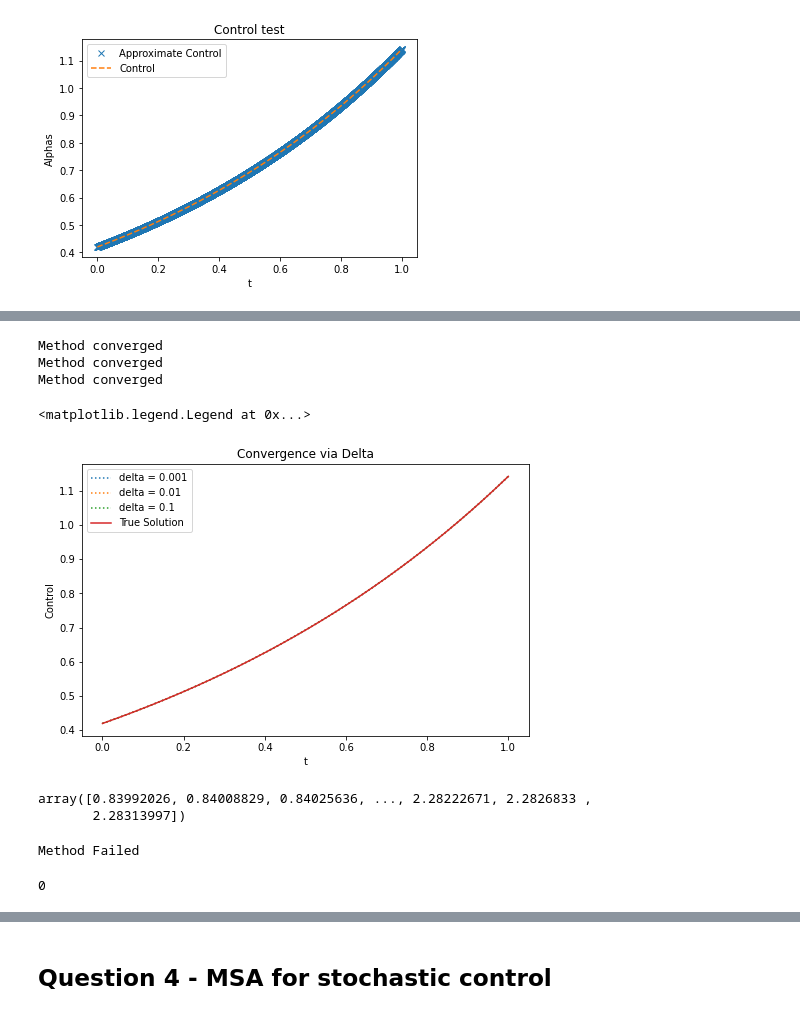
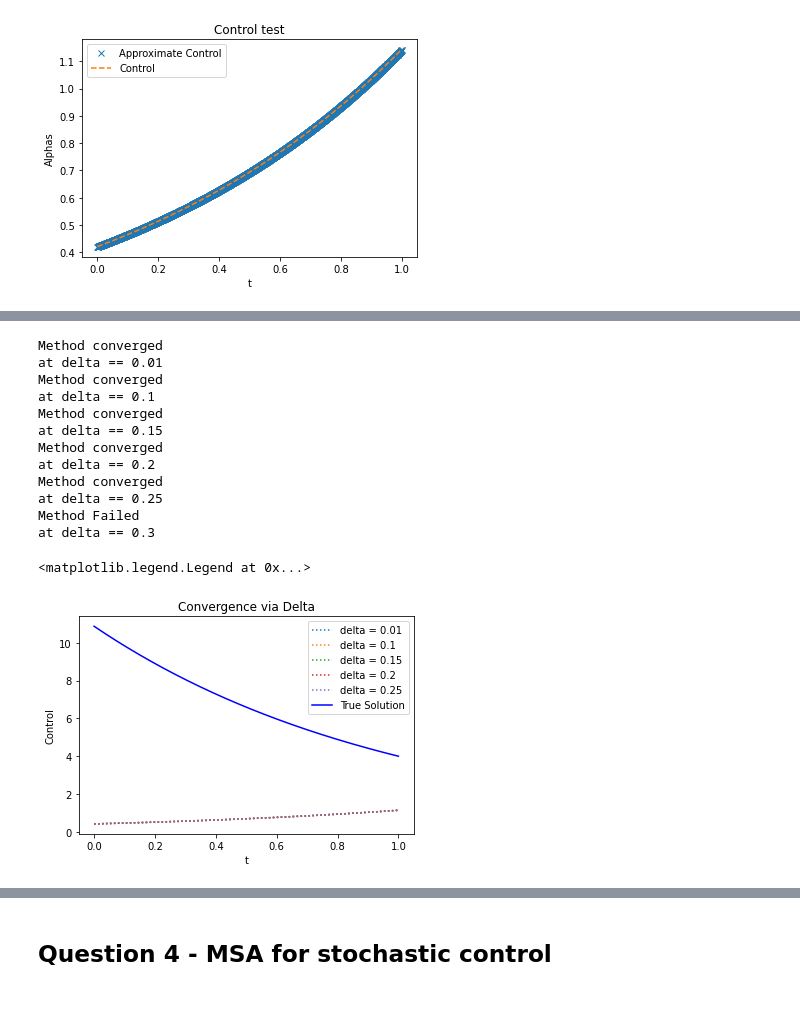
Before and after one commit to s2133934/SCDAA_CW_2021, a Jupyter notebook: notebook.ipynb, the cells around one changed output, grey strips where cells are left out. Cells and saved outputs as stored; diff of their text form; code cells hidden in the pictures.

```diff
--- a/notebook.ipynb
+++ b/notebook.ipynb
@@ -21,7 +22,7 @@ Calculation of the conditional expectations:
 def coeffsForCondiExp(X,Y,hermiteOrder):
     '''
     Exercise 1.1 (i) - Use of hermefit method to estimate the coefficients (beta) used
-    in calculating conditional expectation E[Y|X] from samples X and Y
+    in calculating conditional expectation E[Y|X] from samples X (feature) and Y (output)
     Input: X, Y: np.ndarray (of same dimensions) of samples from two random variables X, Y
     Output: beta : coefficient for each of the samples
     '''
@@ -767,21 +784,17 @@ plt.legend(['Approximate Control', 'Control'])
 # %%
-N_time = 5000 #20 # Number of timesteps in each trajectory
+#J, J_actual, iteration, X, Y,alphas1 = Linear_quadratic_control(T, N_time, x, y, epsilon, alpha, .01, max_iterations)
+N_time = 2000 #20 # Number of timesteps in each trajectory
 T = 1 #maturity time
-dt = T / (N_time-1)
-delta = 0.001#0.02
-epsilon = 0.001#1e-5
+
+delta = 0.2#0.02
+epsilon = 0.0001#1e-5
 gain = float('-inf')# big negative number
 time_steps = np.linspace(0,T,N_time) # time_steps
-max_iterations = 3000
+max_iterations = 300
 
 x = np.ones(N_time)
 y = np.ones(N_time)
 alpha = np.zeros(N_time)#np.ones(N_time)
-J, J_actual, iteration, X, Y,alphas = Linear_quadratic_control(T, N_time, x, y, epsilon, alpha, delta, max_iterations)
-alphas
-
-#t = np.linspace(0, 1, 5000)
-plt.plot(time_steps, alphas, linestyle = 'dashdot')
-plt.plot(t, Y_true_ours/2)
+J, J_actual, iteration, X, Y, alphas = Linear_quadratic_control(T, N_time, x, y, epsilon, alpha, delta, max_iterations)
 # %% [output]
 Method converged
@@ -790,45 +803,43 @@ Method converged
 # %%
-# testing with delta...
+N_time = 2000 #20 # Number of timesteps in each trajectory
+T = 1 #maturity time
 
-deltas = [0.001, 0.01, 0.1] #, 0.15, 0.2, 0.25, 0.3]
-legend = []
-N_time = 5000 #20 # Number of timesteps in each trajectory
-T = 1 #maturity time
-dt = T / (N_time -1)
-epsilon = 0.001
+deltas=[0.01,0.1,0.15,0.2,0.25,0.3]
+epsilon = 0.0001
 gain = float('-inf')# big negative number
 time_steps = np.linspace(0,T,N_time) # time_steps
-max_iterations = 3000
+max_iterations = 300
 
-fig = plt.figure(figsize=(8,5))
 for i in range(len(deltas)):
+    x = np.ones(N_time)
+    y = np.ones(N_time)
+    alpha = np.zeros(N_time) #np.ones(N_time)
 
-    J, J_actual, iteration, X, Y,alphas = Linear_quadratic_control(T, N_time, x, y, epsilon, alpha, deltas[i], max_iterations)
-    # J_list,current_gain, iteration, x,y,alpha = def Linear_quadratic_control(T, N, x, y, epsilon, alpha, delta, max_iterations)
-    if np.mean(alphas)!= 0:
+    J, J_actual, iteration, X, Y, alphas = Linear_quadratic_control(T, N_time, x, y, epsilon, alpha, deltas[i], max_iterations)
+    if np.mean(Y) !=0:
         plt.plot(time_steps, alphas, linestyle = ':')
         legend.append(f'delta = {deltas[i]}')
+    print(f'at delta == {deltas[i]}')
 
+plt.plot(time_steps, Y_true/2, color = 'b')
 legend.append('True Solution')
 plt.title('Convergence via Delta')
-plt.plot(time_steps, Y_true_ours/2)
 plt.xlabel('t')
 plt.ylabel('Control')
+
 plt.legend(legend)
 # %% [output]
 Method converged
+at delta == 0.01
 Method converged
+at delta == 0.1
 Method converged
+at delta == 0.15
+Method converged
+at delta == 0.2
+Method converged
+at delta == 0.25
+Method Failed
+at delta == 0.3
 <matplotlib.legend.Legend at 0x...>
-[figure, old version]
+[figure, new version]
-# %%
-Y_true_ours
-# %% [output]
-array([0.83992026, 0.84008829, 0.84025636, ..., 2.28222671, 2.2826833 ,
-       2.28313997])
-# %%
-J, J_actual, iteration, X, Y,alphas = Linear_quadratic_control(T,5000, x, y, epsilon, alpha, delta, max_iterations)
-alphas
-# %% [output]
-Method Failed
-0
```
Also changed, not shown: parts of 50 cells of this notebook.
